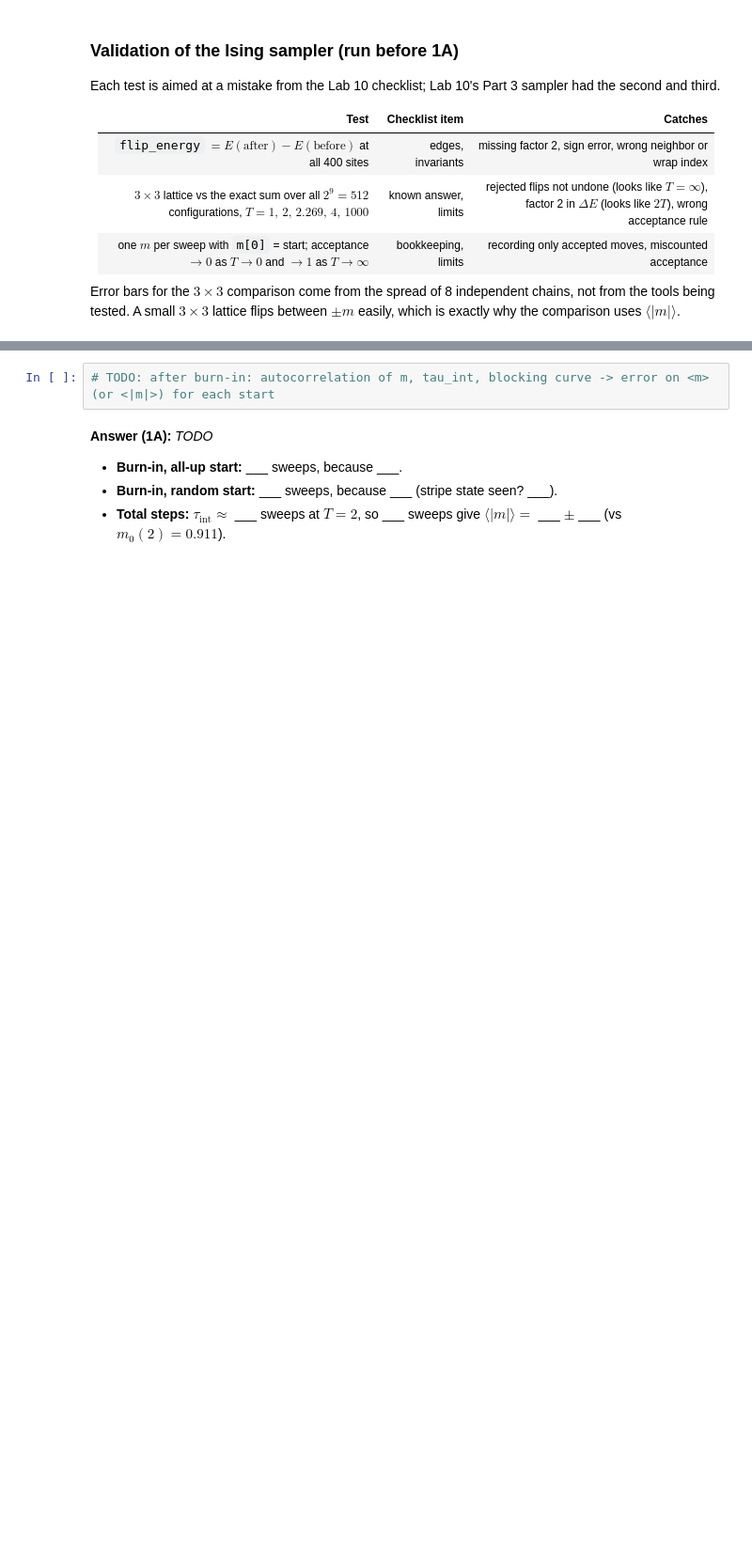
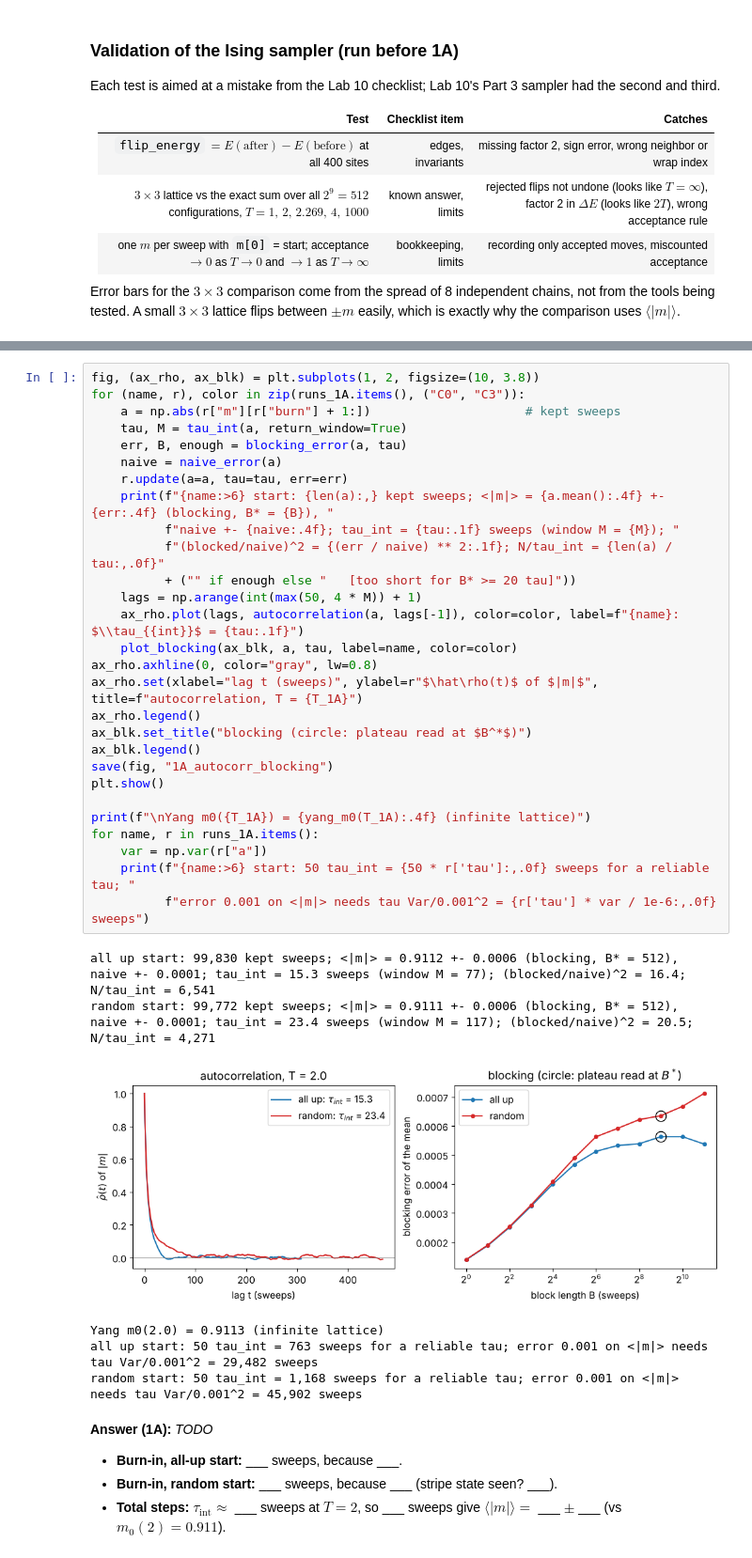
Before and after one commit to nguyentamphuc08/PHYS-242-HW-2, a Jupyter notebook: Assignment 3/Assignment 3 Homework.ipynb, the cells around one changed output, grey strips where cells are left out. Shown at 94% size. Saved outputs shown, nothing was run; the diff lists cells and outputs as text; blank space fills up the shorter version.

```diff
--- a/Assignment 3/Assignment 3 Homework.ipynb
+++ b/Assignment 3/Assignment 3 Homework.ipynb
@@ -283,5 +415,38 @@ SWEEPS_1A = None   # TODO: choose (long enough to see both relax and to measure
 # %%
-# TODO: after burn-in: autocorrelation of m, tau_int, blocking curve -> error on <m> (or <|m|>) for each start
+fig, (ax_rho, ax_blk) = plt.subplots(1, 2, figsize=(10, 3.8))
+for (name, r), color in zip(runs_1A.items(), ("C0", "C3")):
+    a = np.abs(r["m"][r["burn"] + 1:])                     # kept sweeps
+    tau, M = tau_int(a, return_window=True)
+    err, B, enough = blocking_error(a, tau)
+    naive = naive_error(a)
+    r.update(a=a, tau=tau, err=err)
+    print(f"{name:>6} start: {len(a):,} kept sweeps; <|m|> = {a.mean():.4f} +- {err:.4f} (blocking, B* = {B}), "
+          f"naive +- {naive:.4f}; tau_int = {tau:.1f} sweeps (window M = {M}); "
+          f"(blocked/naive)^2 = {(err / naive) ** 2:.1f}; N/tau_int = {len(a) / tau:,.0f}"
+          + ("" if enough else "   [too short for B* >= 20 tau]"))
+    lags = np.arange(int(max(50, 4 * M)) + 1)
+    ax_rho.plot(lags, autocorrelation(a, lags[-1]), color=color, label=f"{name}: $\\tau_{{int}}$ = {tau:.1f}")
+    plot_blocking(ax_blk, a, tau, label=name, color=color)
+ax_rho.axhline(0, color="gray", lw=0.8)
+ax_rho.set(xlabel="lag t (sweeps)", ylabel=r"$\hat\rho(t)$ of $|m|$", title=f"autocorrelation, T = {T_1A}")
+ax_rho.legend()
+ax_blk.set_title("blocking (circle: plateau read at $B^*$)")
+ax_blk.legend()
+save(fig, "1A_autocorr_blocking")
+plt.show()
+
+print(f"\nYang m0({T_1A}) = {yang_m0(T_1A):.4f} (infinite lattice)")
+for name, r in runs_1A.items():
+    var = np.var(r["a"])
+    print(f"{name:>6} start: 50 tau_int = {50 * r['tau']:,.0f} sweeps for a reliable tau; "
+          f"error 0.001 on <|m|> needs tau Var/0.001^2 = {r['tau'] * var / 1e-6:,.0f} sweeps")
+# %% [output]
+all up start: 99,830 kept sweeps; <|m|> = 0.9112 +- 0.0006 (blocking, B* = 512), naive +- 0.0001; tau_int = 15.3 sweeps (window M = 77); (blocked/naive)^2 = 16.4; N/tau_int = 6,541
+random start: 99,772 kept sweeps; <|m|> = 0.9111 +- 0.0006 (blocking, B* = 512), naive +- 0.0001; tau_int = 23.4 sweeps (window M = 117); (blocked/naive)^2 = 20.5; N/tau_int = 4,271
+[figure, added]
+Yang m0(2.0) = 0.9113 (infinite lattice)
+all up start: 50 tau_int = 763 sweeps for a reliable tau; error 0.001 on <|m|> needs tau Var/0.001^2 = 29,482 sweeps
+random start: 50 tau_int = 1,168 sweeps for a reliable tau; error 0.001 on <|m|> needs tau Var/0.001^2 = 45,902 sweeps
 # %% [markdown]
 **Answer (1A):** _TODO_
 - **Burn-in, all-up start:** ___ sweeps, because ___.
```
Also changed, not shown: parts of 24 cells of this notebook, 15 other files.
